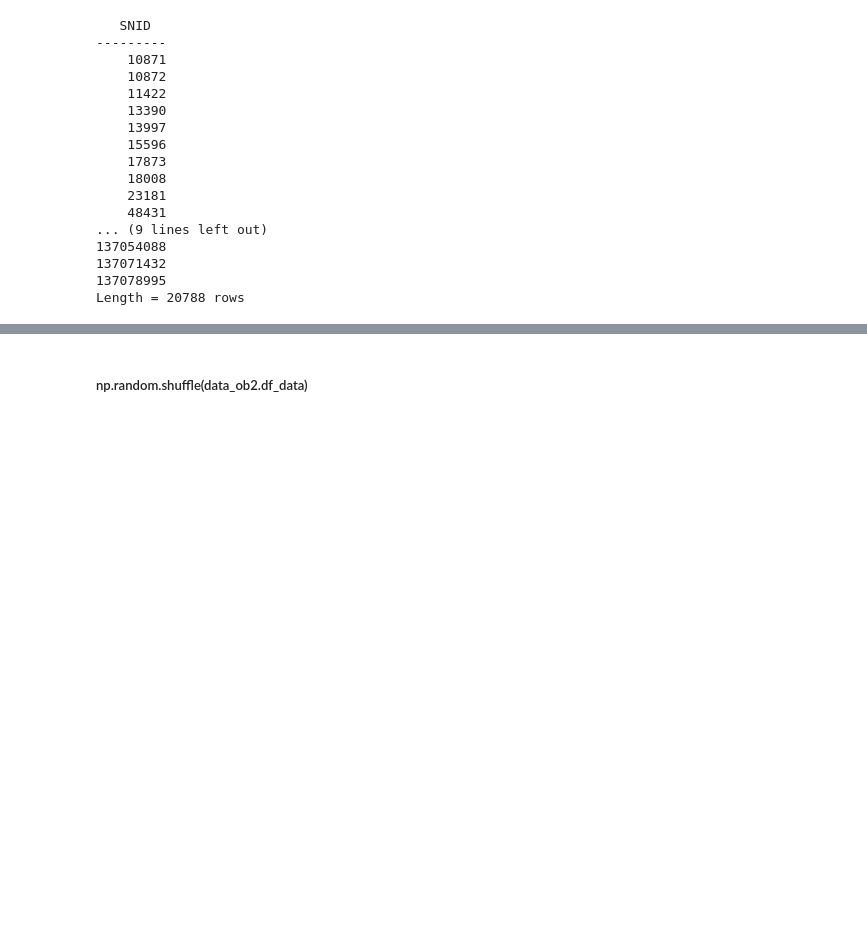
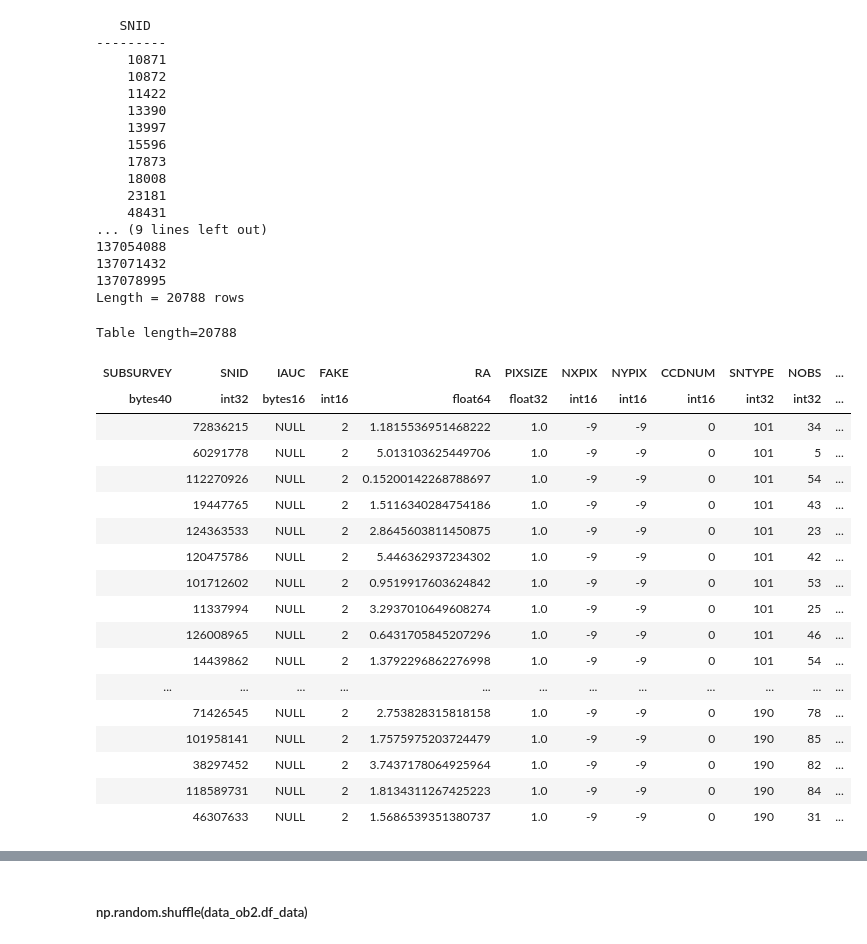
Before and after one commit to Biswa-10/Kilonova, a Jupyter notebook: Create_ZTF_dataset.ipynb, the cells around one changed output, grey strips where cells are left out. Drawn from its saved outputs; the diff is of its cells as text; code cells hidden in the pictures; blank space fills up the shorter version.

```diff
--- a/Create_ZTF_dataset.ipynb
+++ b/Create_ZTF_dataset.ipynb
@@ -132,6 +154,28 @@ print(np.sort(np.unique(test_ob.df_data['SNID'])))
 137071432
 137078995
 Length = 20788 rows
+# %%
+test_ob.df_metadata
+# %% [output]
+Table length=20788
+| SUBSURVEY | SNID | IAUC | FAKE | RA | PIXSIZE | NXPIX | NYPIX | CCDNUM | SNTYPE | NOBS | ... |
+| bytes40 | int32 | bytes16 | int16 | float64 | float32 | int16 | int16 | int16 | int32 | int32 | ... |
+|  | 72836215 | NULL | 2 | 1.1815536951468222 | 1.0 | -9 | -9 | 0 | 101 | 34 | ... |
+|  | 60291778 | NULL | 2 | 5.013103625449706 | 1.0 | -9 | -9 | 0 | 101 | 5 | ... |
+|  | 112270926 | NULL | 2 | 0.15200142268788697 | 1.0 | -9 | -9 | 0 | 101 | 54 | ... |
+|  | 19447765 | NULL | 2 | 1.5116340284754186 | 1.0 | -9 | -9 | 0 | 101 | 43 | ... |
+|  | 124363533 | NULL | 2 | 2.8645603811450875 | 1.0 | -9 | -9 | 0 | 101 | 23 | ... |
+|  | 120475786 | NULL | 2 | 5.446362937234302 | 1.0 | -9 | -9 | 0 | 101 | 42 | ... |
+|  | 101712602 | NULL | 2 | 0.9519917603624842 | 1.0 | -9 | -9 | 0 | 101 | 53 | ... |
+|  | 11337994 | NULL | 2 | 3.2937010649608274 | 1.0 | -9 | -9 | 0 | 101 | 25 | ... |
+|  | 126008965 | NULL | 2 | 0.6431705845207296 | 1.0 | -9 | -9 | 0 | 101 | 46 | ... |
+|  | 14439862 | NULL | 2 | 1.3792296862276998 | 1.0 | -9 | -9 | 0 | 101 | 54 | ... |
+| ... | ... | ... | ... | ... | ... | ... | ... | ... | ... | ... | ... |
+|  | 71426545 | NULL | 2 | 2.753828315818158 | 1.0 | -9 | -9 | 0 | 190 | 78 | ... |
+|  | 101958141 | NULL | 2 | 1.7575975203724479 | 1.0 | -9 | -9 | 0 | 190 | 85 | ... |
+|  | 38297452 | NULL | 2 | 3.7437178064925964 | 1.0 | -9 | -9 | 0 | 190 | 82 | ... |
+|  | 118589731 | NULL | 2 | 1.8134311267425223 | 1.0 | -9 | -9 | 0 | 190 | 84 | ... |
+|  | 46307633 | NULL | 2 | 1.5686539351380737 | 1.0 | -9 | -9 | 0 | 190 | 31 | ... |
 # %%
 
 u, c = np.unique(test_ob.df_metadata['SNID'], return_counts=True)
```
Also changed, not shown: parts of 6 cells of this notebook.
